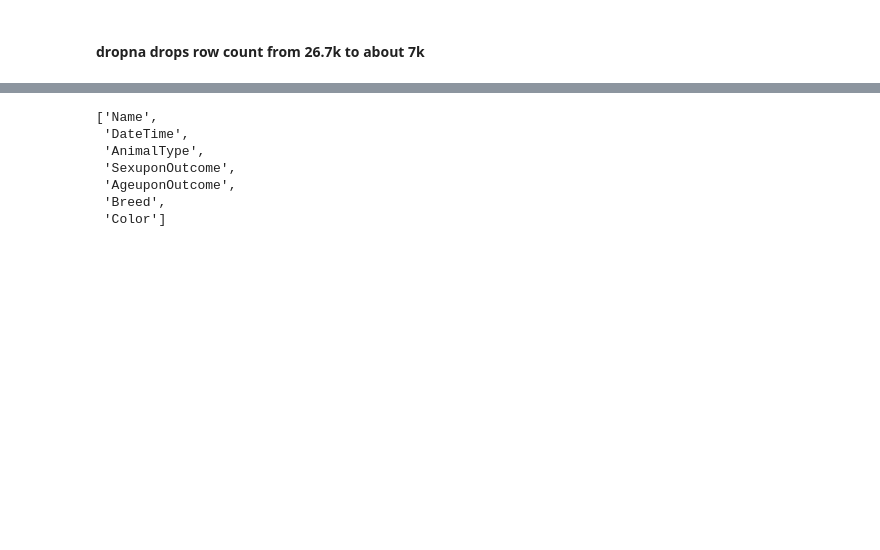
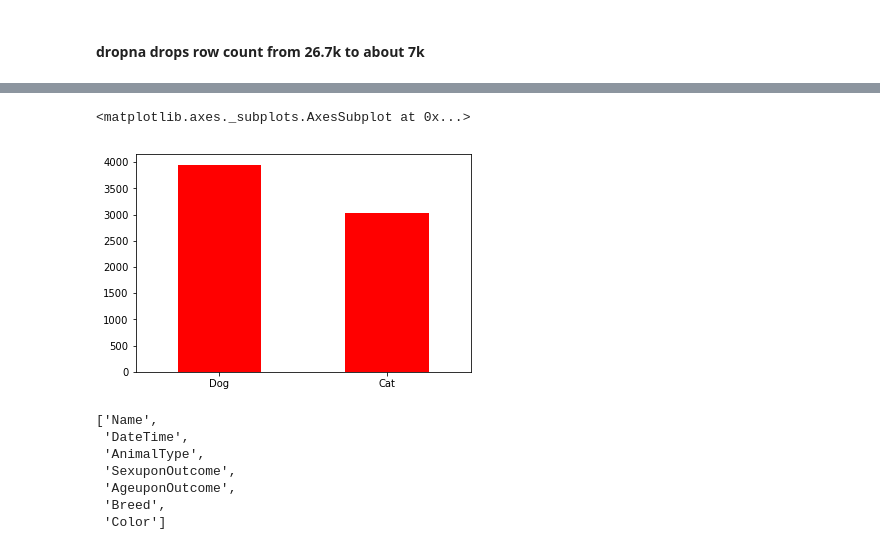
Before and after one commit to cedrictongg/CS5661_DataScience, a Jupyter notebook: project.ipynb, the cells around one changed output, grey strips where cells are left out. Drawn from its saved outputs; the diff is of its cells as text; code cells hidden in the pictures; blank space fills up the shorter version.

```diff
--- a/project.ipynb
+++ b/project.ipynb
@@ -42,3 +78,11 @@ shelter_df
+# %%
+%matplotlib inline
+
+animalcount = shelter_df['AnimalType'].value_counts()
+animalcount.plot(kind='bar',color='#FF0000',rot=0)
+# %% [output]
+<matplotlib.axes._subplots.AxesSubplot at 0x...>
+[figure, added]
 # %%
 shelter_df.drop(['AnimalID'], axis = 1, inplace = True)
 shelter_df.drop(['OutcomeSubtype'], axis = 1, inplace = True)
```
Also changed, not shown: parts of 22 cells of this notebook.
